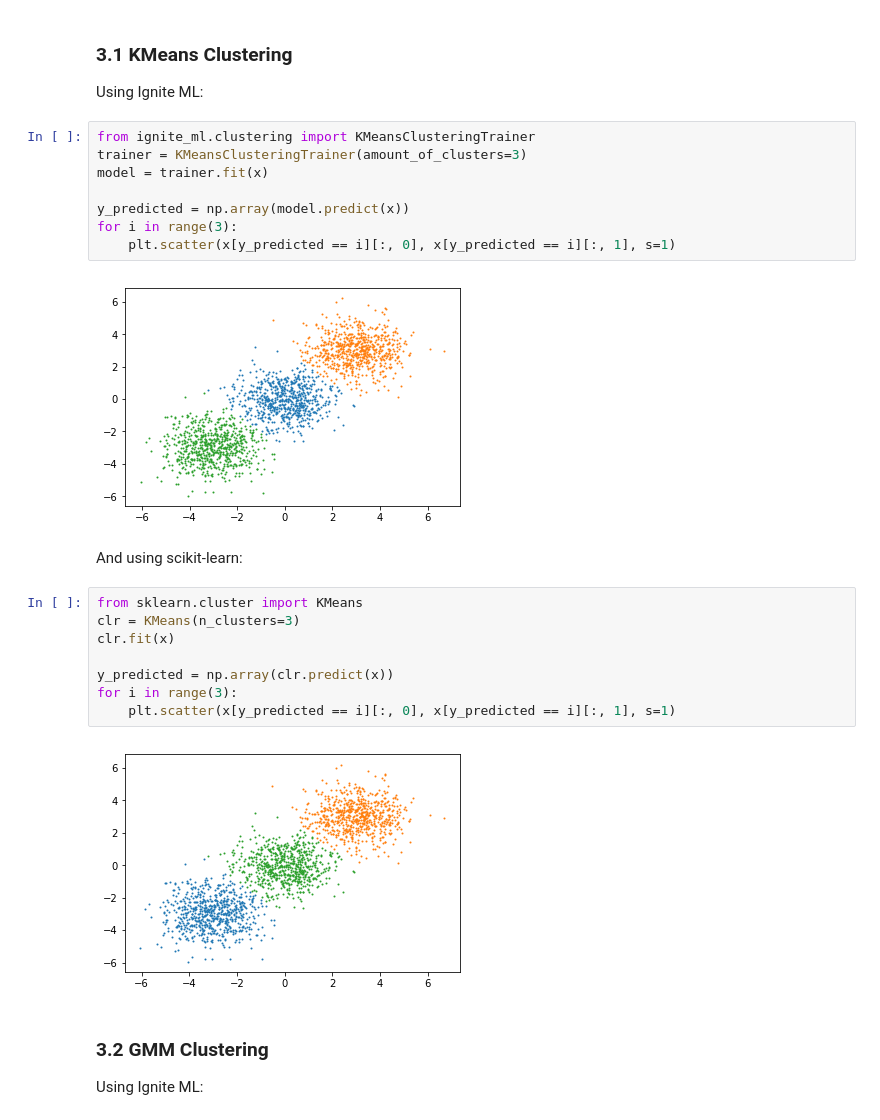
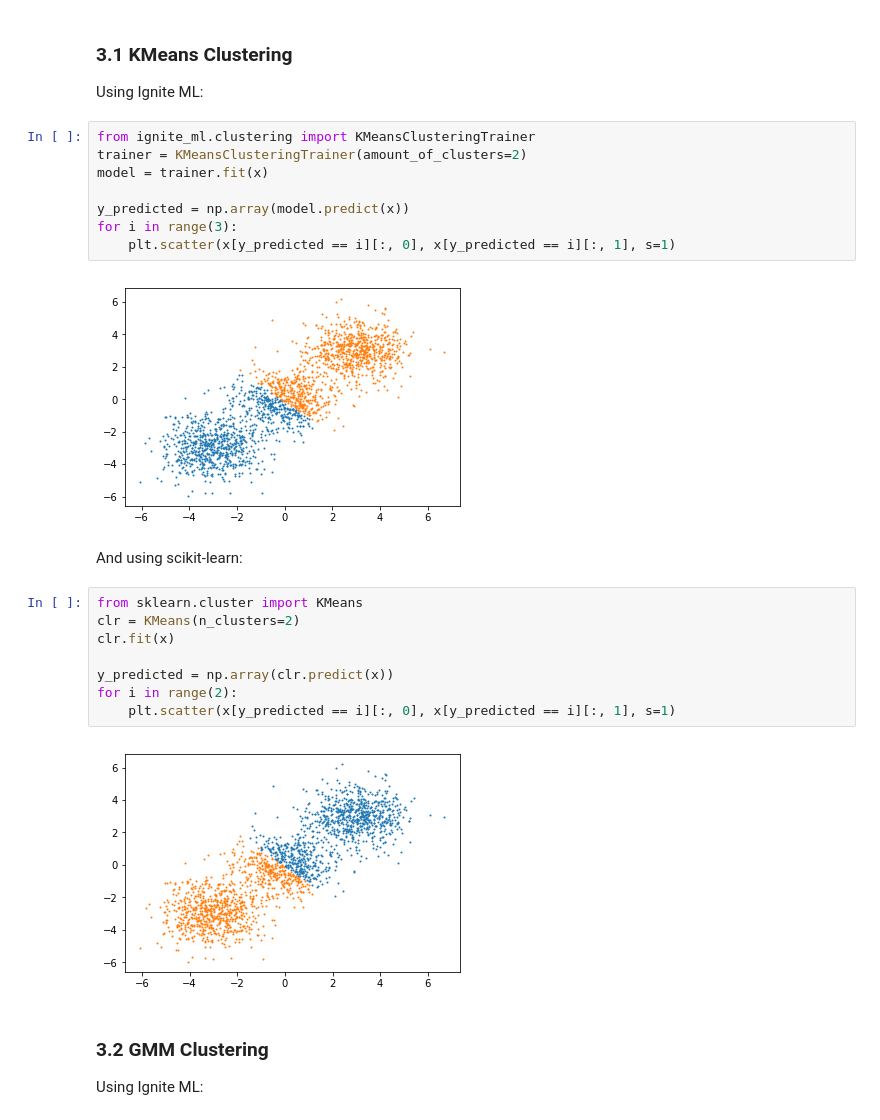
Before and after one commit to dmitrievanthony/ignite_ml, a Jupyter notebook: example.ipynb, the cells around one changed output. Cells and saved outputs as stored; diff of their text form.

```diff
--- a/example.ipynb
+++ b/example.ipynb
@@ -252,26 +252,26 @@ for i in range(3):
 Using Ignite ML:
 # %%
 from ignite_ml.clustering import KMeansClusteringTrainer
-trainer = KMeansClusteringTrainer(amount_of_clusters=3)
+trainer = KMeansClusteringTrainer(amount_of_clusters=2)
 model = trainer.fit(x)
 
 y_predicted = np.array(model.predict(x))
 for i in range(3):
     plt.scatter(x[y_predicted == i][:, 0], x[y_predicted == i][:, 1], s=1)
 # %% [output]
-[figure, old version]
+[figure, new version]
 # %% [markdown]
 And using scikit-learn:
 # %%
 from sklearn.cluster import KMeans
-clr = KMeans(n_clusters=3)
+clr = KMeans(n_clusters=2)
 clr.fit(x)
 
 y_predicted = np.array(clr.predict(x))
-for i in range(3):
+for i in range(2):
     plt.scatter(x[y_predicted == i][:, 0], x[y_predicted == i][:, 1], s=1)
 # %% [output]
-[figure, old version]
+[figure, new version]
 # %% [markdown]
 ### 3.2 GMM Clustering
 
```
Also changed, not shown: parts of 1 cell of this notebook, 1 other file.
